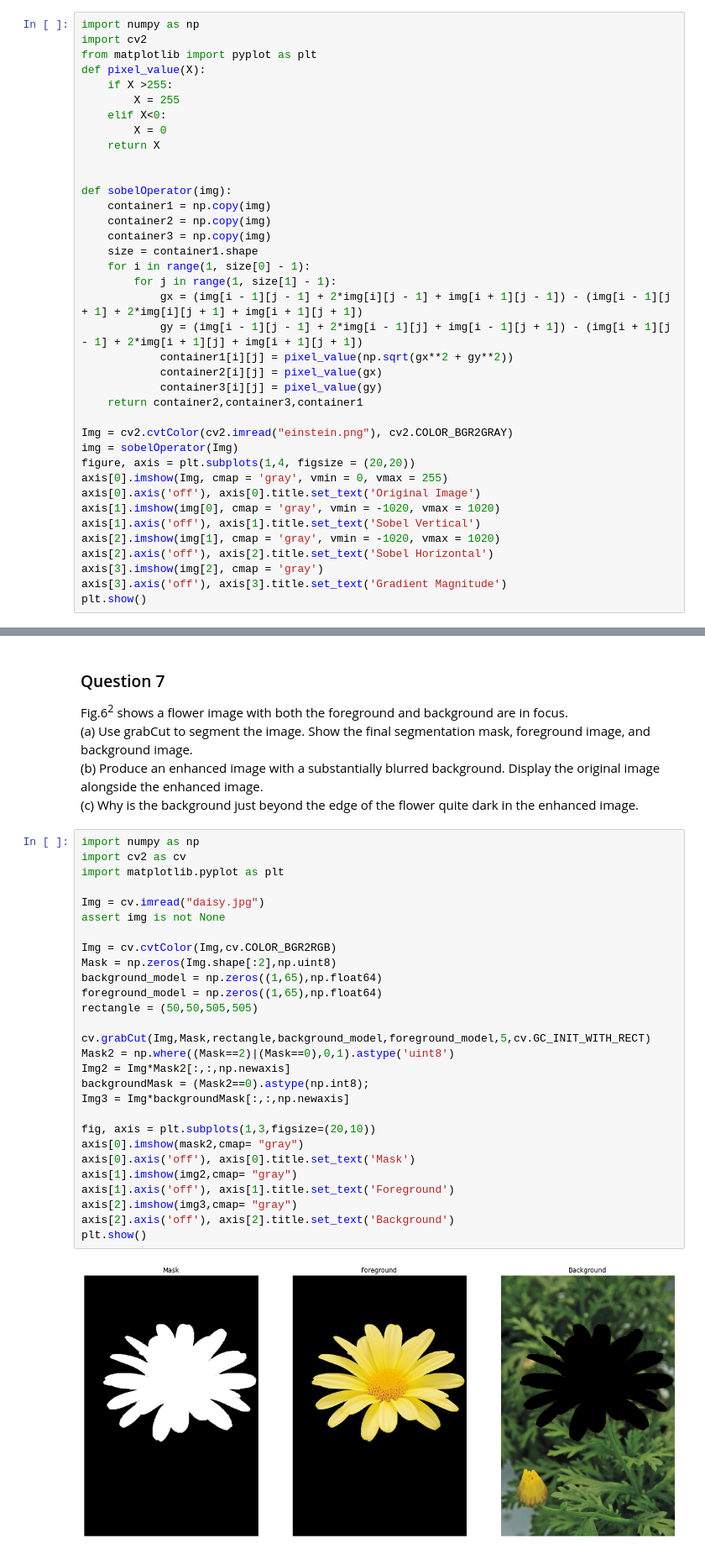
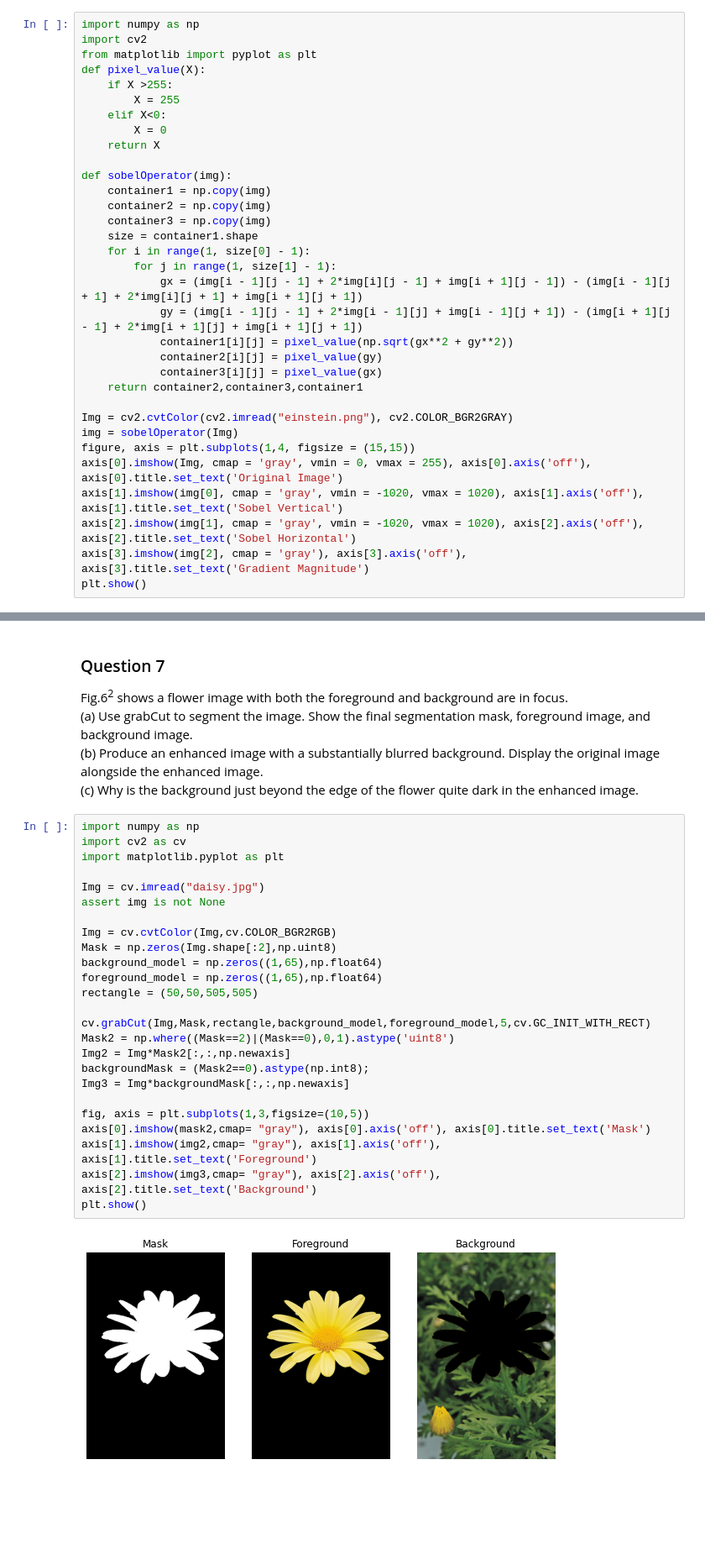
Before and after one commit to ayodyawkh/EN2550, a Jupyter notebook: Assignment_1/Assignment1.ipynb, the cells around one changed output, grey strips where cells are left out. Shown at 84% size. Cells and saved outputs as stored; diff of their text form; blank space fills up the shorter version.

```diff
--- a/Assignment_1/Assignment1.ipynb
+++ b/Assignment_1/Assignment1.ipynb
@@ -317,7 +350,6 @@ def pixel_value(X):
         X = 0
     return X
 
-
 def sobelOperator(img):
     container1 = np.copy(img)
     container2 = np.copy(img)
@@ -328,20 +360,16 @@ def sobelOperator(img):
             gx = (img[i - 1][j - 1] + 2*img[i][j - 1] + img[i + 1][j - 1]) - (img[i - 1][j + 1] + 2*img[i][j + 1] + img[i + 1][j + 1])
             gy = (img[i - 1][j - 1] + 2*img[i - 1][j] + img[i - 1][j + 1]) - (img[i + 1][j - 1] + 2*img[i + 1][j] + img[i + 1][j + 1])
             container1[i][j] = pixel_value(np.sqrt(gx**2 + gy**2))
-            container2[i][j] = pixel_value(gx)
-            container3[i][j] = pixel_value(gy)
+            container2[i][j] = pixel_value(gy)
+            container3[i][j] = pixel_value(gx)
     return container2,container3,container1
 
 Img = cv2.cvtColor(cv2.imread("einstein.png"), cv2.COLOR_BGR2GRAY)
 img = sobelOperator(Img)
-figure, axis = plt.subplots(1,4, figsize = (20,20))
-axis[0].imshow(Img, cmap = 'gray', vmin = 0, vmax = 255)
-axis[0].axis('off'), axis[0].title.set_text('Original Image')
-axis[1].imshow(img[0], cmap = 'gray', vmin = -1020, vmax = 1020)
-axis[1].axis('off'), axis[1].title.set_text('Sobel Vertical')
-axis[2].imshow(img[1], cmap = 'gray', vmin = -1020, vmax = 1020)
-axis[2].axis('off'), axis[2].title.set_text('Sobel Horizontal')
-axis[3].imshow(img[2], cmap = 'gray')
-axis[3].axis('off'), axis[3].title.set_text('Gradient Magnitude')
+figure, axis = plt.subplots(1,4, figsize = (15,15))
+axis[0].imshow(Img, cmap = 'gray', vmin = 0, vmax = 255), axis[0].axis('off'), axis[0].title.set_text('Original Image')
+axis[1].imshow(img[0], cmap = 'gray', vmin = -1020, vmax = 1020), axis[1].axis('off'), axis[1].title.set_text('Sobel Vertical')
+axis[2].imshow(img[1], cmap = 'gray', vmin = -1020, vmax = 1020), axis[2].axis('off'), axis[2].title.set_text('Sobel Horizontal')
+axis[3].imshow(img[2], cmap = 'gray'), axis[3].axis('off'), axis[3].title.set_text('Gradient Magnitude')
 plt.show()
 # %% [output]
@@ -370,33 +400,30 @@ Fig.6<sup>2</sup> shows a flower image with both the foreground and background a
 # %%
 import numpy as np
 import cv2 as cv
 import matplotlib.pyplot as plt
 
 Img = cv.imread("daisy.jpg")
 assert img is not None
 
 Img = cv.cvtColor(Img,cv.COLOR_BGR2RGB)
 Mask = np.zeros(Img.shape[:2],np.uint8)
 background_model = np.zeros((1,65),np.float64)
 foreground_model = np.zeros((1,65),np.float64)
 rectangle = (50,50,505,505)
 
 cv.grabCut(Img,Mask,rectangle,background_model,foreground_model,5,cv.GC_INIT_WITH_RECT)
 Mask2 = np.where((Mask==2)|(Mask==0),0,1).astype('uint8')
 Img2 = Img*Mask2[:,:,np.newaxis]
 backgroundMask = (Mask2==0).astype(np.int8);
 Img3 = Img*backgroundMask[:,:,np.newaxis]
 
-fig, axis = plt.subplots(1,3,figsize=(20,10))
-axis[0].imshow(mask2,cmap= "gray")
-axis[0].axis('off'), axis[0].title.set_text('Mask')
-axis[1].imshow(img2,cmap= "gray")
-axis[1].axis('off'), axis[1].title.set_text('Foreground')
-axis[2].imshow(img3,cmap= "gray")
-axis[2].axis('off'), axis[2].title.set_text('Background')
+fig, axis = plt.subplots(1,3,figsize=(10,5))
+axis[0].imshow(mask2,cmap= "gray"), axis[0].axis('off'), axis[0].title.set_text('Mask')
+axis[1].imshow(img2,cmap= "gray"), axis[1].axis('off'), axis[1].title.set_text('Foreground')
+axis[2].imshow(img3,cmap= "gray"), axis[2].axis('off'), axis[2].title.set_text('Background')
 plt.show()
 # %% [output]
-[figure, old version]
+[figure, new version]
 # %%
 blured_BG = cv.GaussianBlur(Img3,(9,9),9)
 Output = blured_BG*backgroundMask[:,:,np.newaxis] + Img2
```
Also changed, not shown: parts of 19 cells of this notebook.
